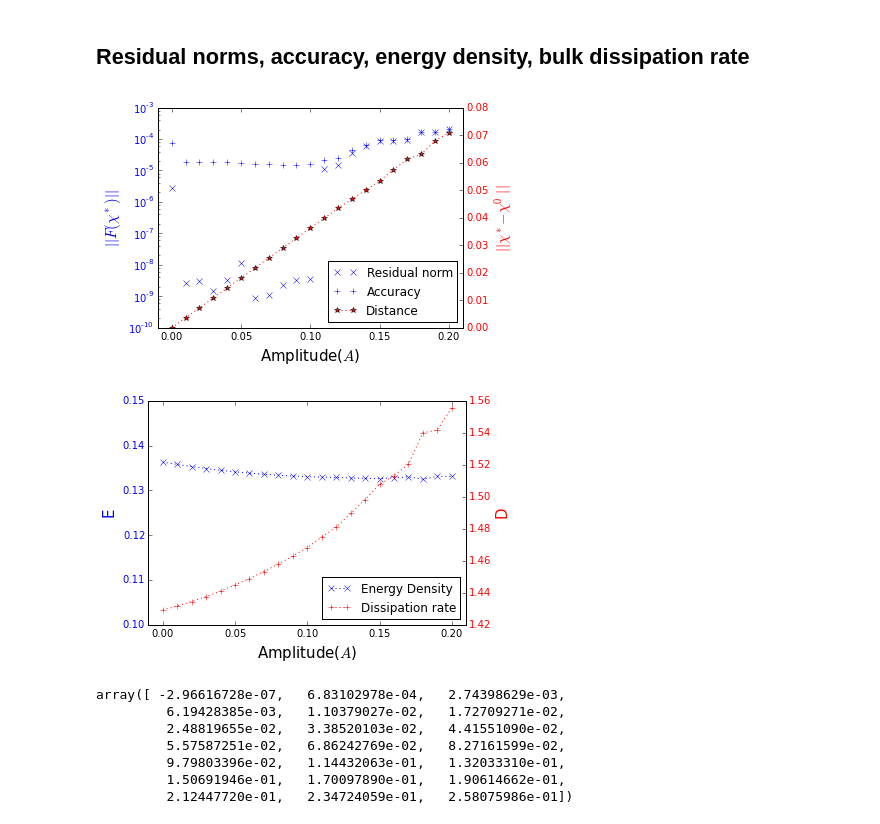
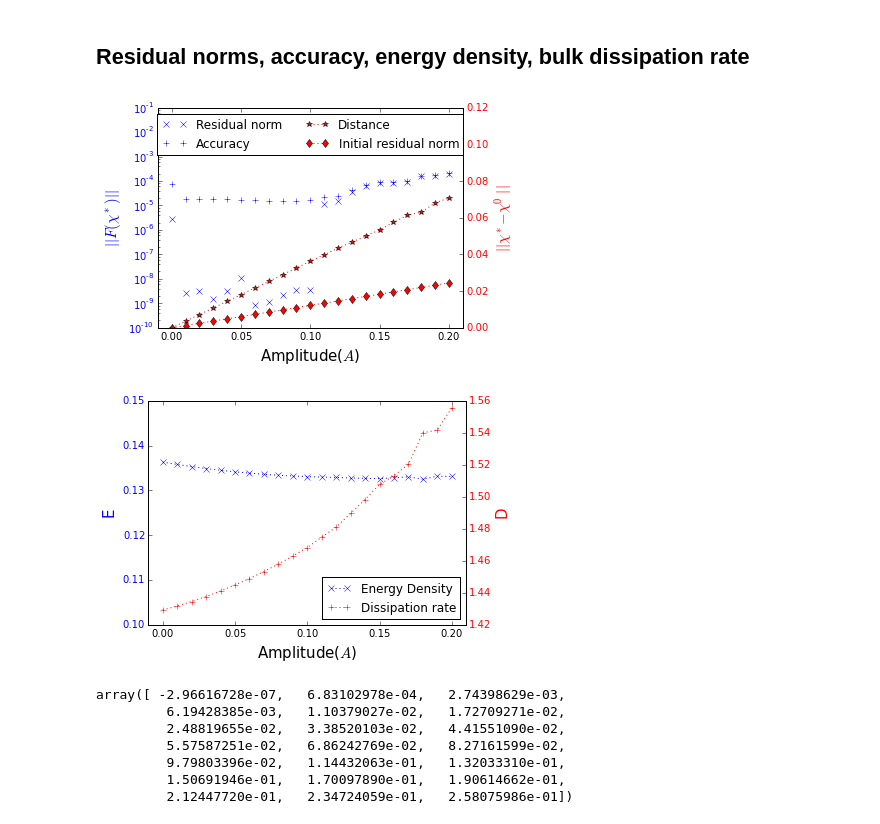
Before and after one commit to saba-vadarevu/Grooved-Channel-Flow, a Jupyter notebook: exactRiblet.ipynb, the cells around one changed output. Saved outputs shown, nothing was run; the diff lists cells and outputs as text; code cells hidden in the pictures.

```diff
--- a/exactRiblet.ipynb
+++ b/exactRiblet.ipynb
@@ -119,3 +114,0 @@ x0 = loadh5('ribEq1L7M10N30E0000.hdf5')
-# %%
-x=x0.copy()
-resnormFun = lambda x: x.slice(nd=[0,1,2]).residuals(pField=x.getScalar(nd=3)).appendField(x.slice(nd=[0,1,2]).div()).norm()
@@ -161,5 +114,0 @@ plt.show()
-# %%
-x = loadh5('solutions/e1/A01/tmp/ribEq1_0_L7M16N35E1_005.hdf5')
-# %%
-x.flowDict['eps'] = 0.; x.flowDict['epsArr'] = np.array([0.,0.])
-resnormFun(x)
@@ -180,12 +127,14 @@ accArr = np.zeros(nSol)       # Accuracy of solutions w.r.t grid size
 distArr = np.zeros(nSol)      # Distance from x0
 energyArr = np.zeros(nSol)    # Energy density
 dissipationArr = np.zeros(nSol) # Bulk dissipation rate
-pInputArr = np.zeros(nSol)
+pInputArr = np.zeros(nSol)      #
+initialnormArr = np.zeros(nSol)
 
 resnormArr[0] = resnormFun(x0.slice(M=16,N=30))
 accArr[0]  = resnormFun(x0.slice(L=14,M=20,N=60))
 distArr[0] = 0.
 energyArr[0] = x0.energy(); dissipationArr[0] = x0.dissipation(); pInputArr[0] = x0.powerInput()
+initialnormArr[0] = resnormArr[0]
 for k in range(1,nSol):
     solPath = loadPath+'A%02d/'%(k)
     solName = 'ribEq1L7M16N35E1_%03d.hdf5'%(5*k)
@@ -197,6 +146,9 @@ for k in range(1,nSol):
     energyArr[k] = x.energy()
     dissipationArr[k] = x.dissipation()
     pInputArr[k] = x.powerInput()
+
+    x[:] = x0[:]
+    initialnormArr[k] = resnormFun(x)
 # %%
 epsArr = np.arange(0.,0.1001,0.005)
 # %%
@@ -207,11 +159,13 @@ ln2 = ax1.plot(2.*epsArr, accArr,'b+',label='Accuracy')
 ax1.set_ylabel('$||F(\\chi^*)||$',color='b',fontsize=15)
 ax1.set_xlim([-0.01,0.21])
 ax1.set_yscale('log')
-#ax1.set_ylim([0.1,0.15])
+ax1.set_ylim([1.0e-10,0.1])
 
 ax2 = ax1.twinx()
 ln3 = ax2.plot(2.*epsArr, distArr,'r*:',label='Distance')
+ln4 = ax2.plot(2.*epsArr, initialnormArr, 'rd:',label='Initial residual norm')
 ax2.set_xlim([-0.01,0.21])
+ax2.set_ylim([0.,0.12])
 ax2.set_ylabel('$||\chi^*-\chi^0||$',color='r',fontsize=15)
 
 for tl in ax1.get_yticklabels():
@@ -221,7 +175,7 @@ for tl in ax2.get_yticklabels():
 
 line1,label1 = ax1.get_legend_handles_labels()
 line2,label2 = ax2.get_legend_handles_labels()
-ax2.legend(line1+line2, label1+label2,loc=4)
+ax2.legend(line1+line2, label1+label2,loc='upper center',ncol=2)
 
 ax1.set_xlabel('Amplitude($A$)',fontsize=15)
 plt.tight_layout()
@@ -231,34 +185,34 @@ plt.show()
 
 
 
 
 # Energy density and bulk dissipation rate
 fig,ax1 = plt.subplots()
 ln1 = ax1.plot(2.*epsArr, energyArr,'bx:',label='Energy Density')
 ax1.set_ylabel('E',color='b',fontsize=15)
 ax1.set_xlim([-0.01,0.21])
 ax1.set_ylim([0.1,0.15])
 ax2 = ax1.twinx()
 ln2 = ax2.plot(2.*epsArr, dissipationArr,'r+:',label='Dissipation rate ')
 ax2.set_xlim([-0.01,0.21])
 ax2.set_ylabel('D',color='r',fontsize=15)
 
 for tl in ax1.get_yticklabels():
     tl.set_color('b')
 for tl in ax2.get_yticklabels():
     tl.set_color('r')
 
 
 line1,label1 = ax1.get_legend_handles_labels()
 line2,label2 = ax2.get_legend_handles_labels()
 ax2.legend(line1+line2, label1+label2,loc=4)
 
 ax1.set_xlabel('Amplitude($A$)',fontsize=15)
 plt.tight_layout()
 plt.savefig(figureFolder+'energyDissipationE1.eps',format='eps',dpi=1200)
 plt.show()
 # %% [output]
-[figure, old version]
+[figure, new version]
 [figure]
 # %%
 dissipationArr- pInputArr
```
Also changed, not shown: parts of 11 cells of this notebook, 1 other file.
